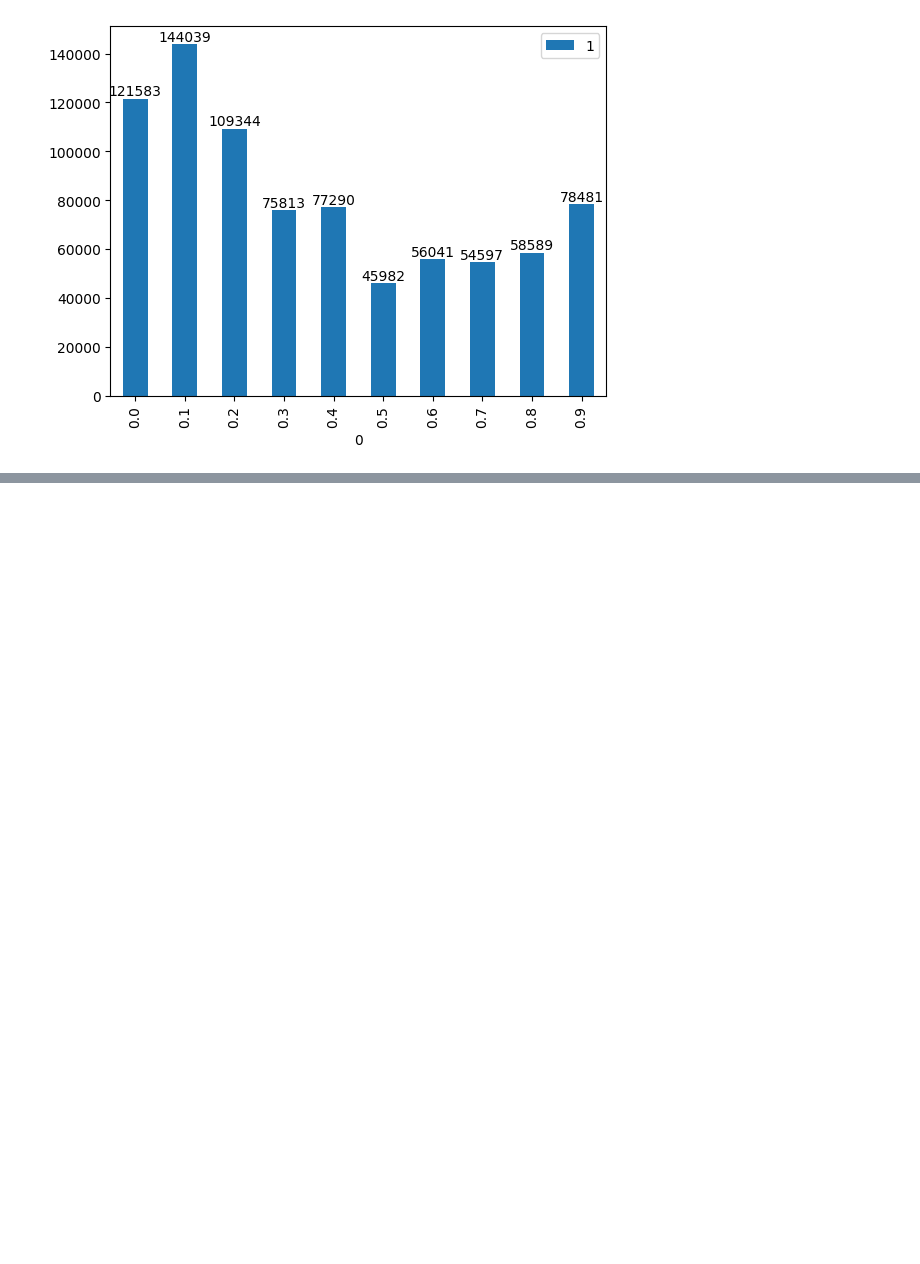
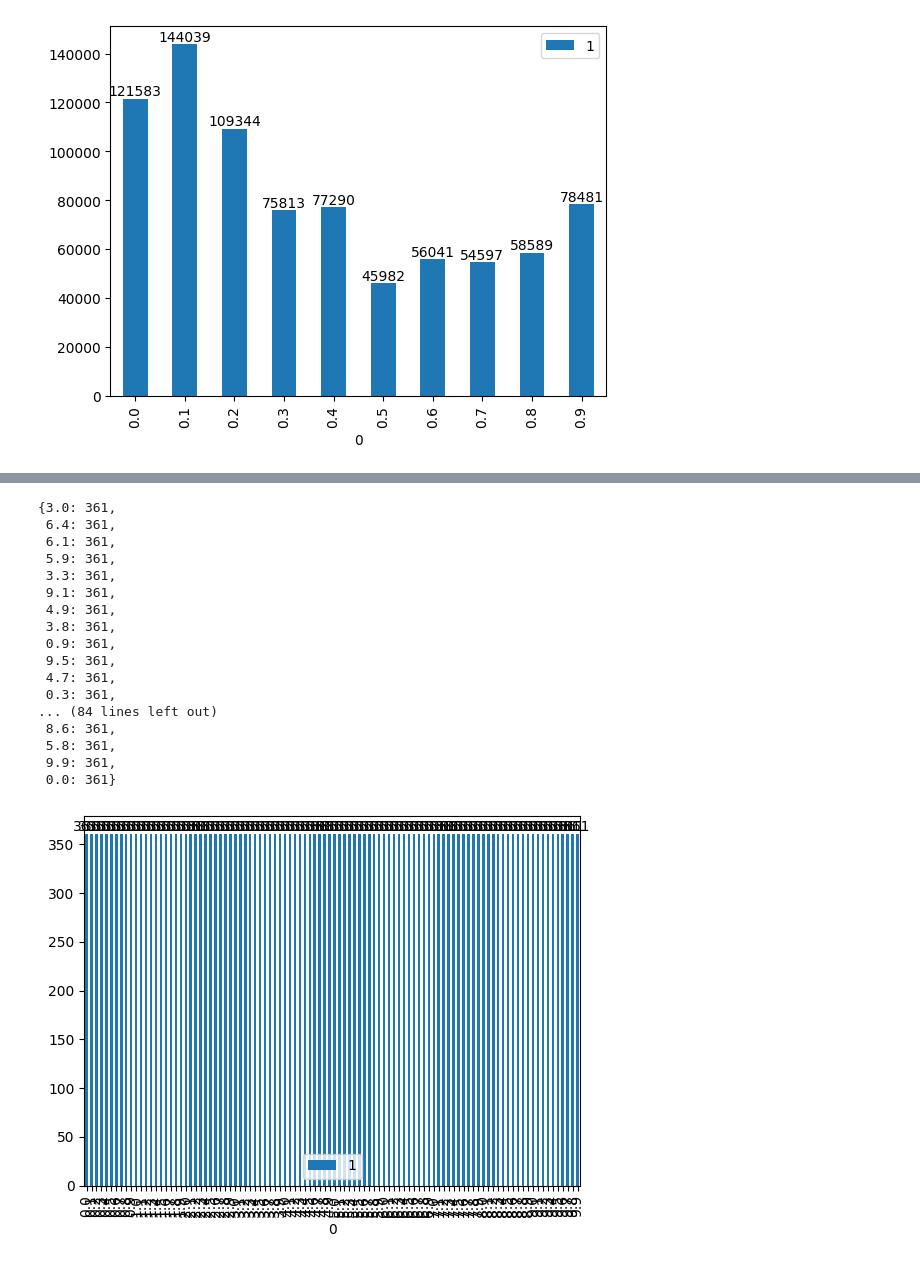
Before and after one commit to frapugna/TableEmbeddingsWithGNNs, a Jupyter notebook: prova.ipynb, the cells around one changed output, grey strips where cells are left out. Cells and saved outputs as stored; diff of their text form; code cells hidden in the pictures; blank space fills up the shorter version.

```diff
--- a/prova.ipynb
+++ b/prova.ipynb
@@ -414,0 +450,21 @@ Name: table_overlap, dtype: float64
+# %%
+show_samples_distribution(df001min,granularity=0.01)
+# %% [output]
+{3.0: 361,
+ 6.4: 361,
+ 6.1: 361,
+ 5.9: 361,
+ 3.3: 361,
+ 9.1: 361,
+ 4.9: 361,
+ 3.8: 361,
+ 0.9: 361,
+ 9.5: 361,
+ 4.7: 361,
+ 0.3: 361,
+... (84 lines left out)
+ 8.6: 361,
+ 5.8: 361,
+ 9.9: 361,
+ 0.0: 361}
+[figure, added]
```
Also changed, not shown: parts of 30 cells of this notebook, 2 other files.
